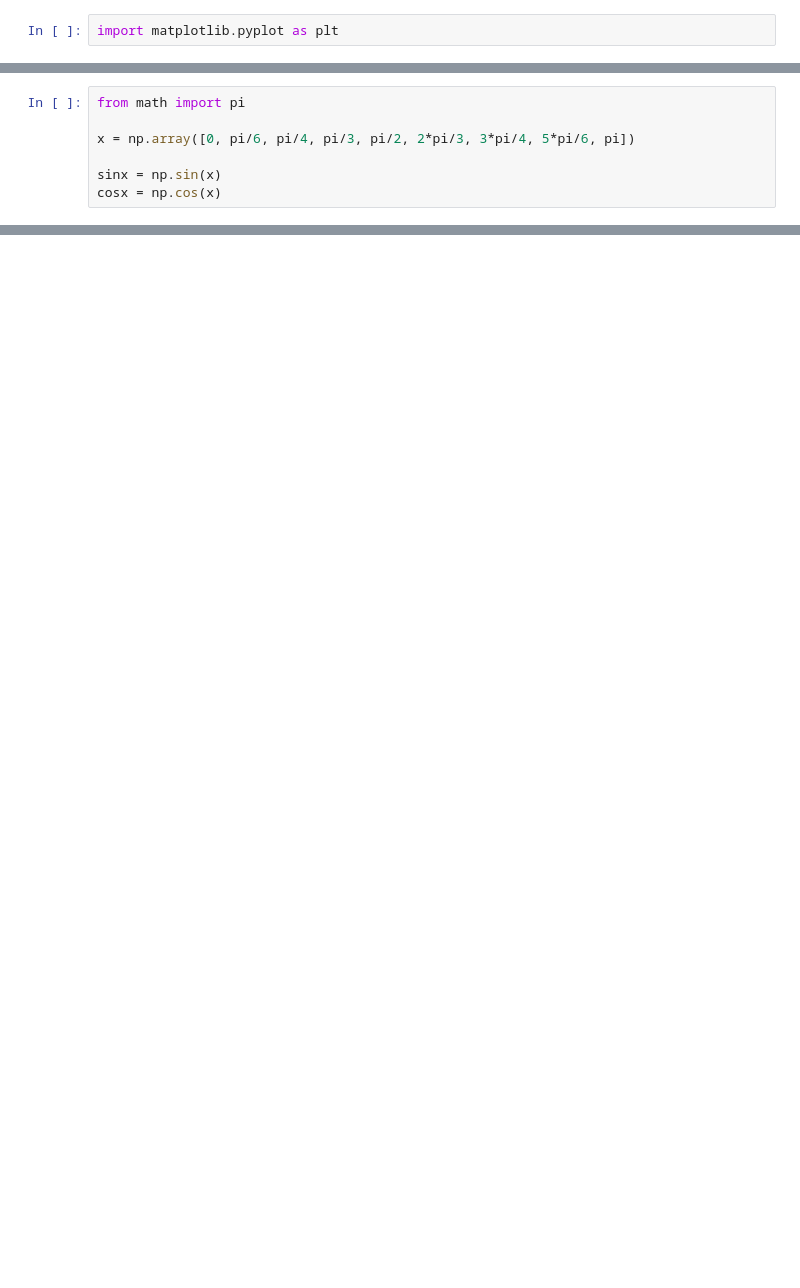
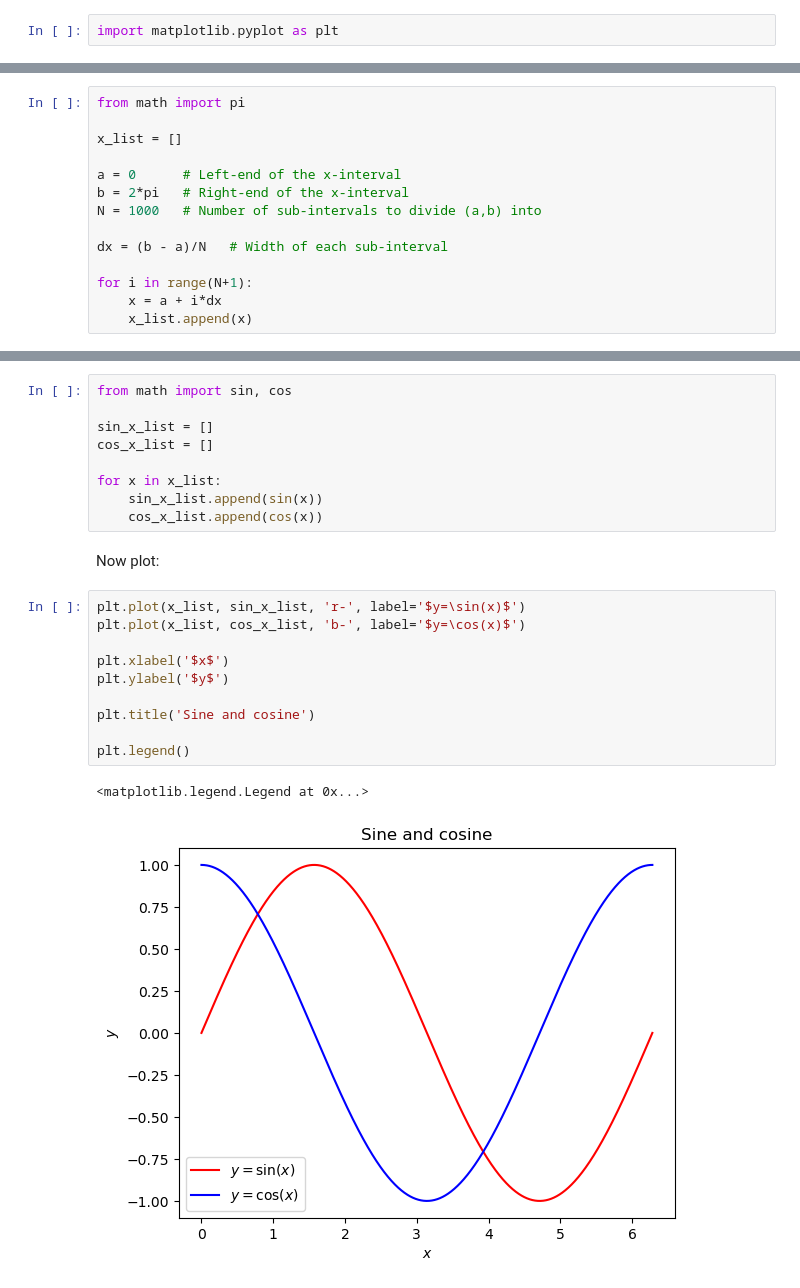
Before and after one commit to jllottes/jllottes.github.io, a Jupyter notebook: _static/weekly_notebooks/week05_notebook.ipynb, the cells around one changed output, grey strips where cells are left out. Drawn from its saved outputs; the diff is of its cells as text; blank space fills up the shorter version.

```diff
--- a/_static/weekly_notebooks/week05_notebook.ipynb
+++ b/_static/weekly_notebooks/week05_notebook.ipynb
@@ -573,7 +6,0 @@ NumPy comes with many functions such as `exp`, `sin`, `cos`, ...
-# %%
-from math import pi
-
-x = np.array([0, pi/6, pi/4, pi/3, pi/2, 2*pi/3, 3*pi/4, 5*pi/6, pi])
-
-sinx = np.sin(x)
-cosx = np.cos(x)
@@ -587,0 +9,14 @@ plt.plot(x,cosx,'b--')
+# %%
+from math import pi
+
+x_list = []
+
+a = 0      # Left-end of the x-interval
+b = 2*pi   # Right-end of the x-interval
+N = 1000   # Number of sub-intervals to divide (a,b) into
+
+dx = (b - a)/N   # Width of each sub-interval
+
+for i in range(N+1):
+    x = a + i*dx
+    x_list.append(x)
@@ -587,0 +25,24 @@ plt.plot(x,cosx,'b--')
+# %%
+from math import sin, cos
+
+sin_x_list = []
+cos_x_list = []
+
+for x in x_list:
+    sin_x_list.append(sin(x))
+    cos_x_list.append(cos(x))
+# %% [markdown]
+Now plot:
+# %%
+plt.plot(x_list, sin_x_list, 'r-', label='$y=\sin(x)$')
+plt.plot(x_list, cos_x_list, 'b-', label='$y=\cos(x)$')
+
+plt.xlabel('$x$')
+plt.ylabel('$y$')
+
+plt.title('Sine and cosine')
+
+plt.legend()
+# %% [output]
+<matplotlib.legend.Legend at 0x...>
+[figure, added]
```
Also changed, not shown: parts of 116 cells of this notebook, 9 other files.
